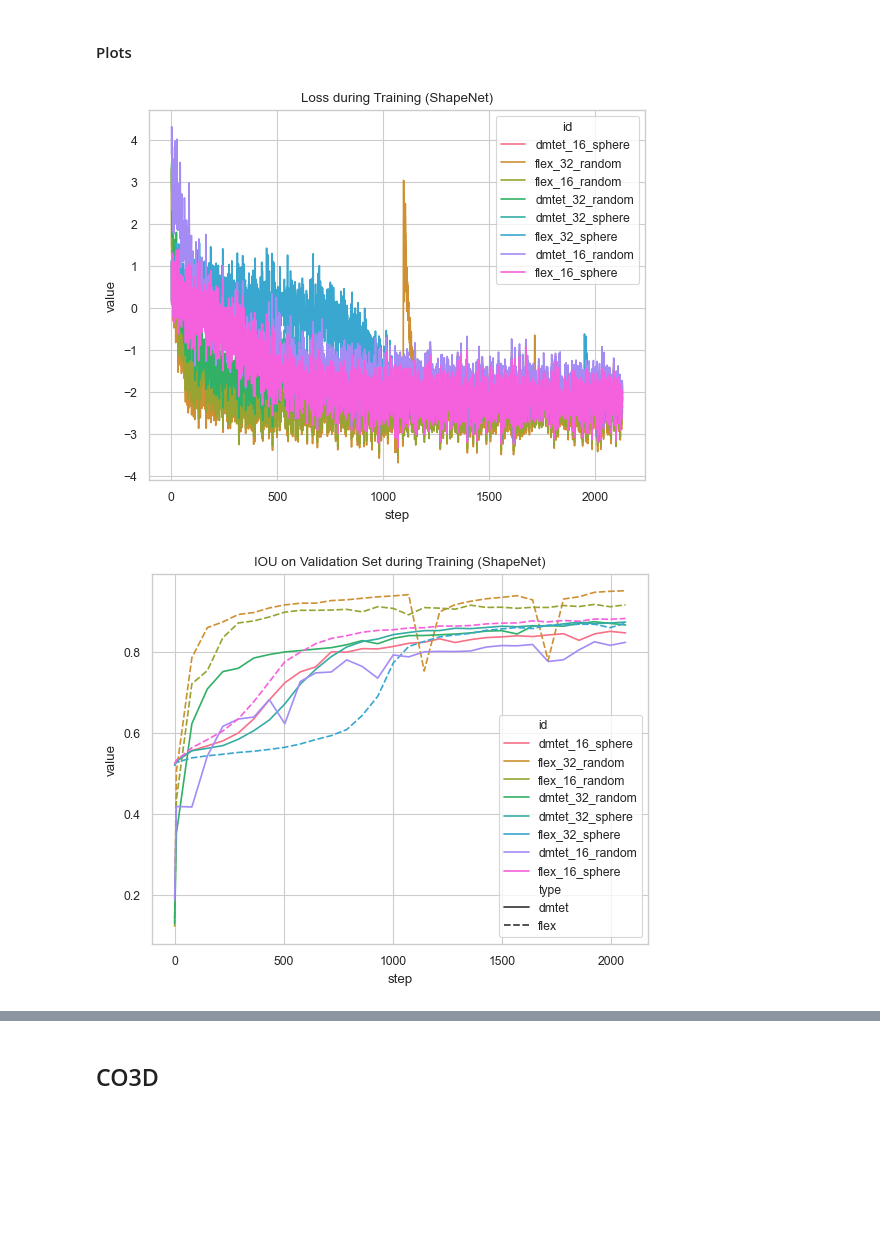
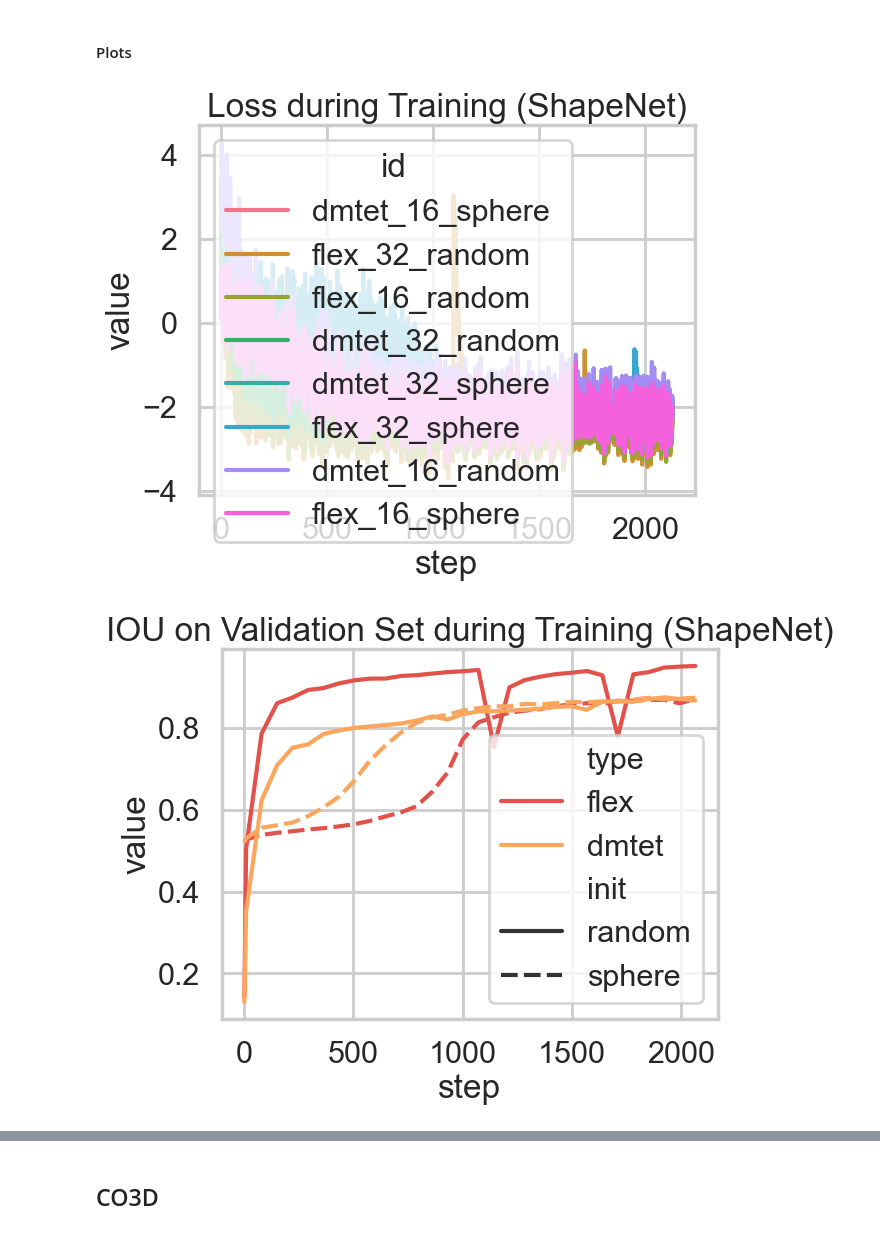
Before and after one commit to kataikko/dll2025project, a Jupyter notebook: plotting/plotting.ipynb, the cells around one changed output, grey strips where cells are left out. Saved outputs shown, nothing was run; the diff lists cells and outputs as text; code cells hidden in the pictures; blank space fills up the shorter version.

Commit message:
feat: set poster context for figures, changed line plots to only use grid 32

```diff
--- a/plotting/plotting.ipynb
+++ b/plotting/plotting.ipynb
@@ -7,7 +7,7 @@ PLOT_DIR = "../docs/presentation/images/plots/"
 DATA_DIR = "./data/"
 # %%
 sns.set_theme(style="whitegrid", palette="Spectral")
-sns.set_context("paper")
+sns.set_context("poster")
 # %% [markdown]
 #### Utils
 # %%
@@ -114,15 +114,15 @@ shape_net_test_psnr = renaming(shape_net_test_psnr, "test/shapenet/psnr", "shape
 # %%
 sns.lineplot(shape_net_train_loss, x="step", y="value", hue="id")
 plt.title("Loss during Training (ShapeNet)")
-plt.savefig(PLOT_DIR + "shape_net_train_loss" + ".png")
+plt.savefig(PLOT_DIR + "shape_net_train_loss" + ".png", bbox_inches="tight")
 # %% [output]
-[figure, old version]
+[figure, new version]
 # %%
-sns.lineplot(shape_net_val_iou, x="step", y="value", hue="id", style="type")
+sns.lineplot(shape_net_val_iou.filter(pl.col("id").is_in(["dmtet_32_sphere", "dmtet_32_random", "flex_32_random", "flex_32_sphere"])), x="step", y="value", hue="type", style="init")
 plt.title("IOU on Validation Set during Training (ShapeNet)")
-plt.savefig(PLOT_DIR + "shape_net_val_iou" + ".png")
+plt.savefig(PLOT_DIR + "shape_net_val_iou" + ".png", bbox_inches="tight")
 # %% [output]
-[figure, old version]
+[figure, new version]
 # %%
 sns.lineplot(shape_net_val_iou, x="step", y="value", hue="init", style="type")
 plt.title("IOU on Validation Set during Training (ShapeNet)")
```
Also changed, not shown: parts of 28 cells of this notebook, 31 other files.
